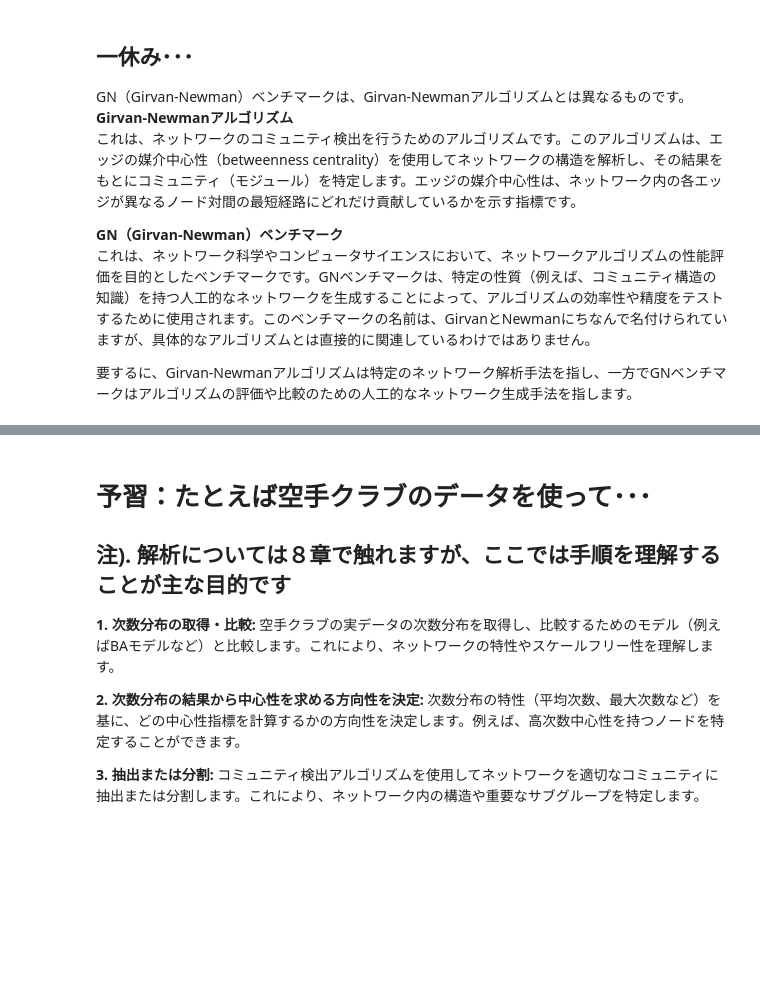
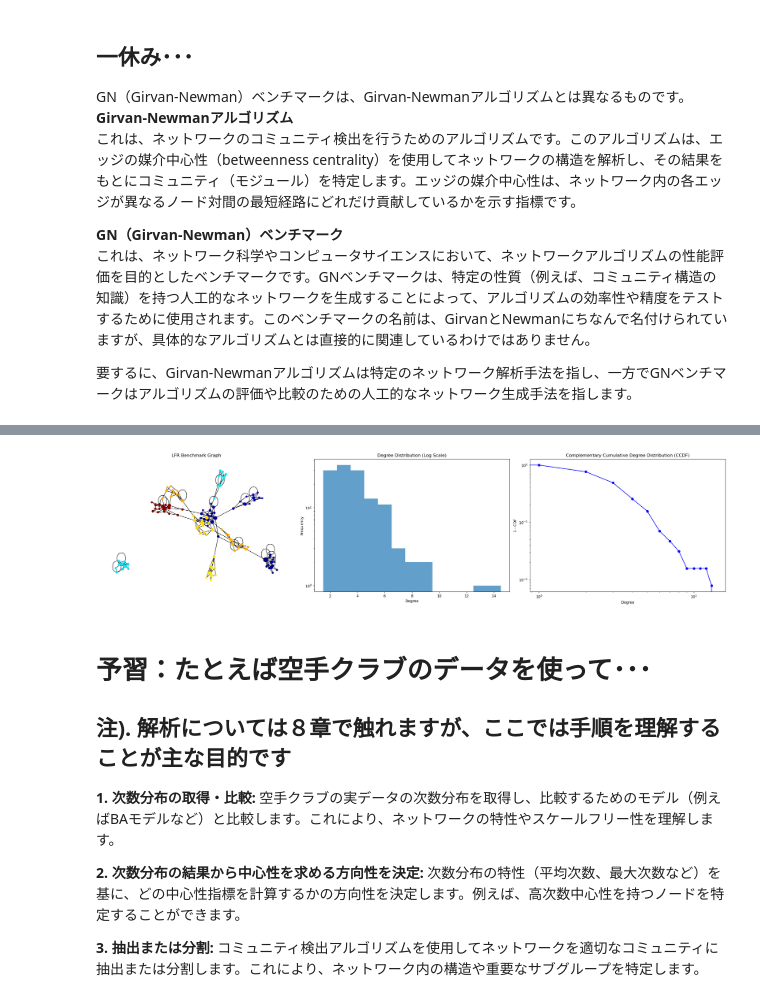
Before and after one commit to SUBARU3776/NetworkScience-Graphtheory-JP-, a Jupyter notebook: 6. ネットワークモデル.ipynb, the cells around one changed output, grey strips where cells are left out. Cells and saved outputs as stored; diff of their text form; code cells hidden in the pictures; blank space fills up the shorter version.

```diff
--- a/6. ネットワークモデル.ipynb
+++ b/6. ネットワークモデル.ipynb
@@ -715,3 +714,56 @@ plt.show()
+# %%
+import networkx as nx
+from networkx.generators.community import LFR_benchmark_graph
+import matplotlib.pyplot as plt
+import numpy as np
+
+n = 128  # ノード数を128に変更
+tau1 = 3  # ノードの次数分布の指数
+tau2 = 1.5  # コミュニティサイズ分布の指数
+mu = 0.1  # ミキシングパラメータ
+# min_communityとmax_communityを調整
+min_community = 10
+max_community = 20
+
+G = LFR_benchmark_graph(n, tau1, tau2, mu, average_degree=5, min_community=min_community, max_community=max_community, seed=10)
+
+# 各ノードのコミュニティを整数のリストに変換
+communities = {n: list(d['community'])[0] for n, d in G.nodes(data=True)}
+
+# ノードの次数に基づいてノードサイズを設定
+node_sizes = [G.degree(n) * 10 for n in G.nodes()]  # 10は倍率です。適宜調整してください。
+
+# 横並びで3つのサブプロットを設定
+plt.figure(figsize=(24, 6))  # 横長の図を作成
+
+plt.subplot(131)  # 1行3列の1番目のサブプロット
+pos = nx.spring_layout(G)
+nx.draw(G, pos, node_size=node_sizes, node_color=[communities[n] for n in G.nodes()], cmap=plt.cm.jet)
+plt.title("LFR Benchmark Graph")
+
+# 次数分布の計算とプロット（対数スケール）
+degree_sequence = sorted([d for n, d in G.degree()], reverse=True)
+plt.subplot(132)  # 1行3列の2番目のサブプロット
+plt.hist(degree_sequence, bins=np.arange(min(degree_sequence) - 0.5, max(degree_sequence) + 1.5, 1), alpha=0.7, log=True)
+plt.xlabel('Degree')
+plt.ylabel('Frequency')
+plt.title('Degree Distribution (Log Scale)')
+
+# 累積次数分布のプロット
+degree_count = np.bincount(degree_sequence)
+cdf = np.cumsum(degree_count) / sum(degree_count)
+plt.subplot(133)  # 1行3列の3番目のサブプロット
+plt.plot(np.arange(len(cdf)), 1 - cdf, marker='o', linestyle='-', color='blue')
+plt.yscale('log')
+plt.xscale('log')
+plt.xlabel('Degree')
+plt.ylabel('1 - CDF')
+plt.title('Complementary Cumulative Degree Distribution (CCDF)')
+
+plt.tight_layout()
+plt.show()
+# %% [output]
+[figure, added]
 # %% [markdown]
 # 予習：たとえば空手クラブのデータを使って･･･
 ## 注). 解析については８章で触れますが、ここでは手順を理解することが主な目的です
```
Also changed, not shown: parts of 8 cells of this notebook.
